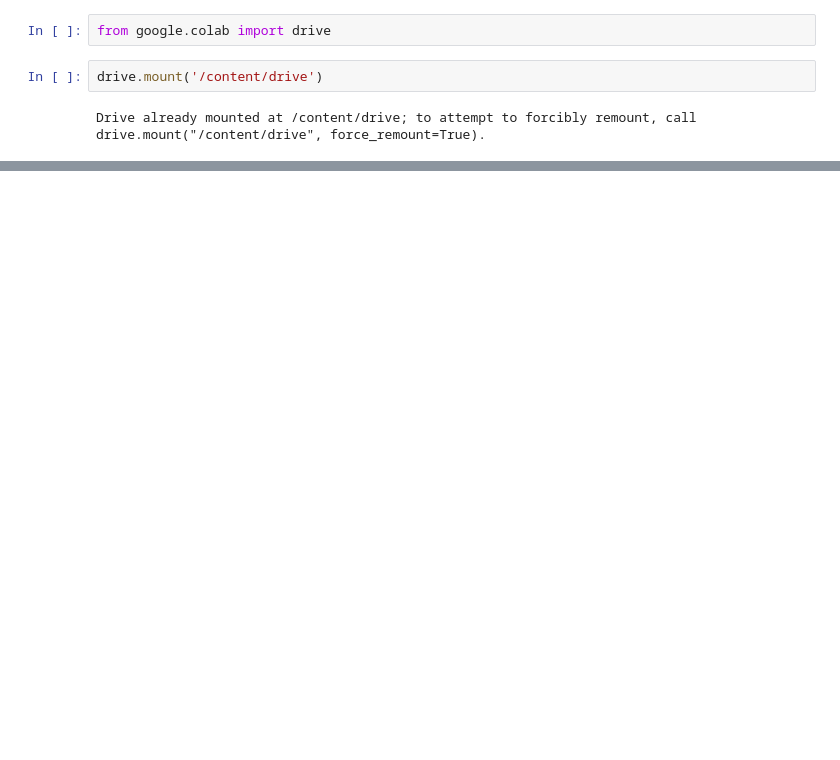
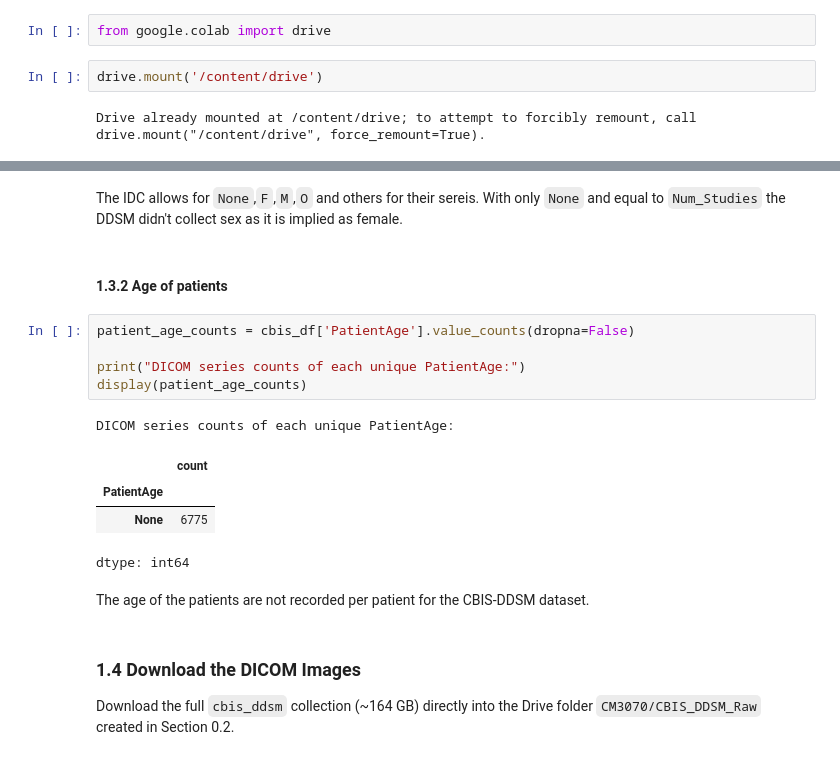
Before and after one commit to Faucherie/AgileCurrencyProject_midterm, a Jupyter notebook: cbis_ddsm.ipynb, the cells around one changed output, grey strips where cells are left out. Saved outputs shown, nothing was run; the diff lists cells and outputs as text; blank space fills up the shorter version.

```diff
--- a/cbis_ddsm.ipynb
+++ b/cbis_ddsm.ipynb
@@ -111,2 +189,23 @@ As expected the cbis-ddsm examinins breasts as the mamogram `MG` modalitie. Ther
+# %% [markdown]
+The IDC allows for `None`,`F`,`M`,`O` and others for their sereis. With only `None` and equal to `Num_Studies` the DDSM didn't collect sex as it is implied as female.
+# %% [markdown]
+#### 1.3.2 Age of patients
+# %%
+patient_age_counts = cbis_df['PatientAge'].value_counts(dropna=False)
+
+print("DICOM series counts of each unique PatientAge:")
+display(patient_age_counts)
+# %% [output]
+DICOM series counts of each unique PatientAge:
+|  | count |
+| PatientAge |  |
+| None | 6775 |
+dtype: int64
+# %% [markdown]
+The age of the patients are not recorded per patient for the CBIS-DDSM dataset.
+# %% [markdown]
+### 1.4 Download the DICOM Images
+
+Download the full `cbis_ddsm` collection (~164 GB) directly into the Drive folder `CM3070/CBIS_DDSM_Raw` created in Section 0.2.
 # %%
 help(idc_client.download_from_selection)
```
Also changed, not shown: parts of 71 cells of this notebook.
